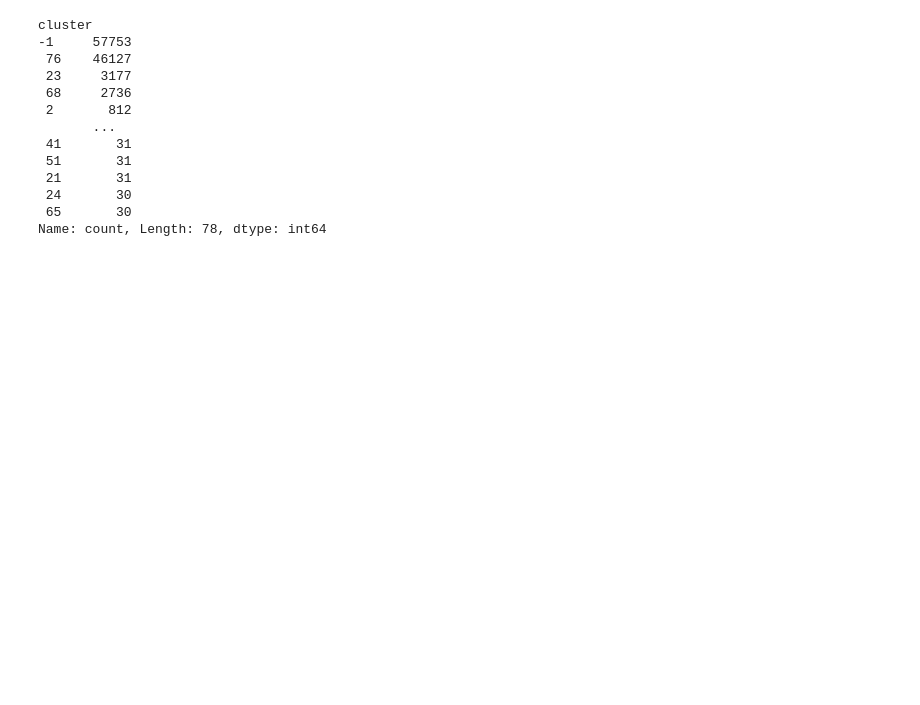
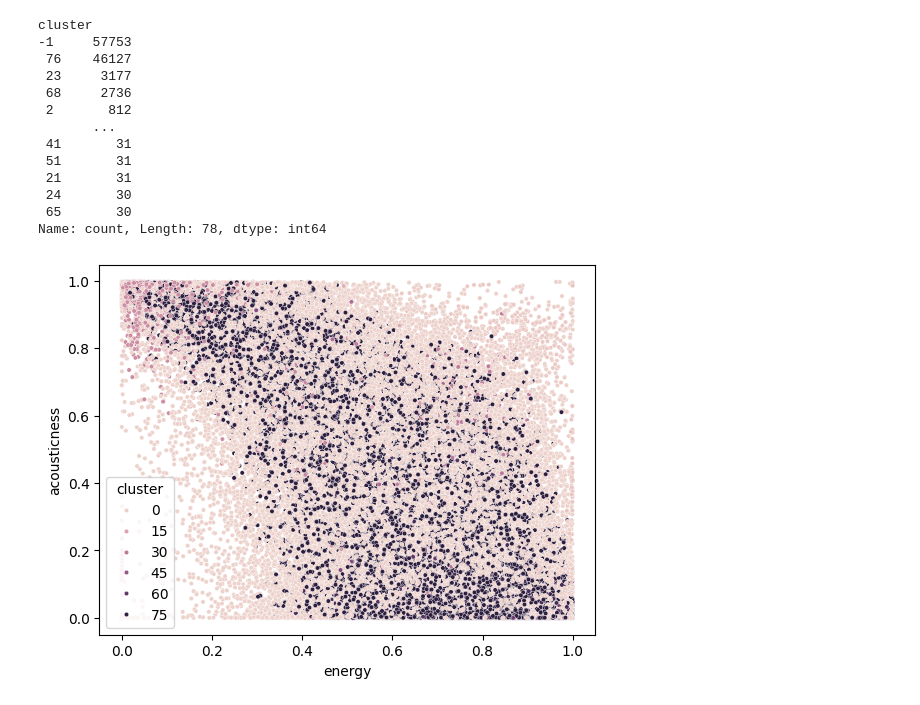
Before and after one commit to saket-nugget/spotifytracks_hdbs, a Jupyter notebook: SpotifyTracks_HDBS.ipynb, the cells around one changed output. Saved outputs shown, nothing was run; the diff lists cells and outputs as text; code cells hidden in the pictures; blank space fills up the shorter version.

```diff
--- a/SpotifyTracks_HDBS.ipynb
+++ b/SpotifyTracks_HDBS.ipynb
@@ -72,3 +72,8 @@ cluster
  24       30
  65       30
 Name: count, Length: 78, dtype: int64
+# %%
+sns.scatterplot(data=df,x='energy',y='acousticness',hue='cluster',s=10)
+plt.show()
+# %% [output]
+[figure, added]
```
